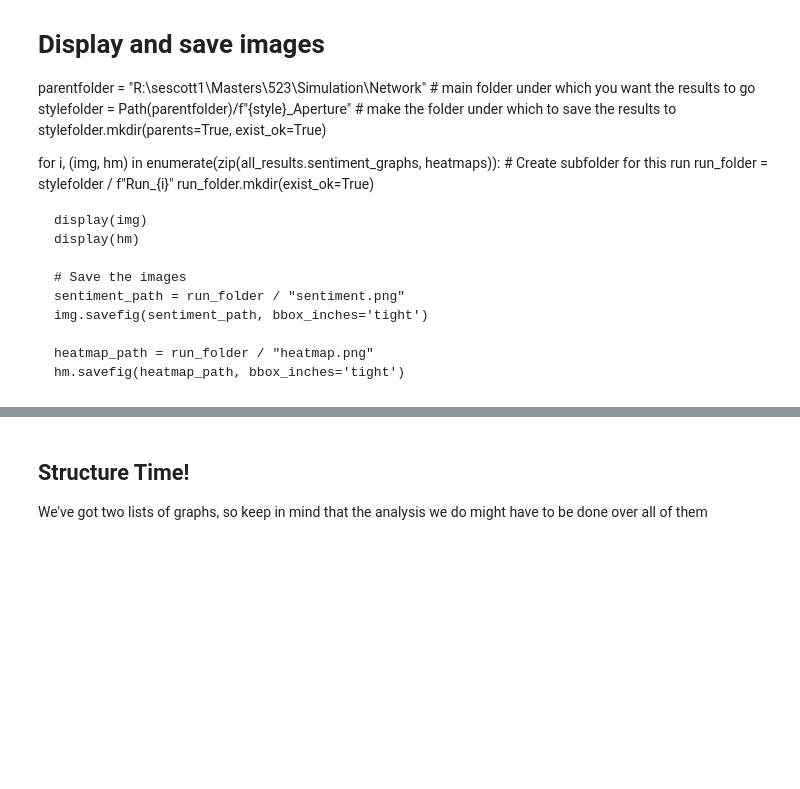
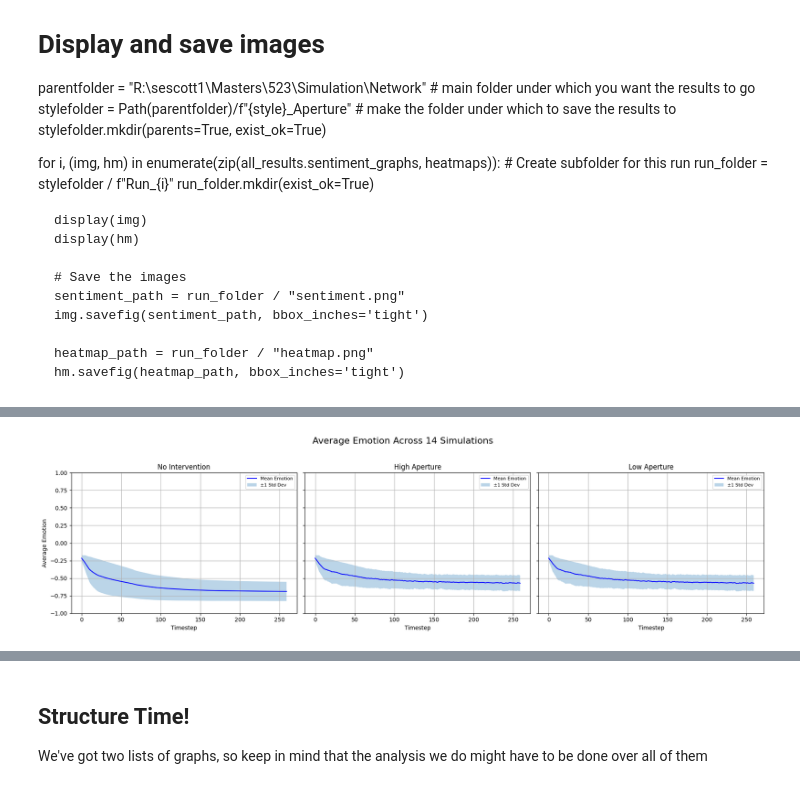
Before and after one commit to pajarito95/Emotion-Contagion, a Jupyter notebook: abm_emotion_contagion_analysis.ipynb, the cells around one changed output, grey strips where cells are left out. Saved outputs shown, nothing was run; the diff lists cells and outputs as text; code cells hidden in the pictures; blank space fills up the shorter version.

Commit message:
updated statistical and network analysis

```diff
--- a/abm_emotion_contagion_analysis.ipynb
+++ b/abm_emotion_contagion_analysis.ipynb
@@ -385,19 +145,0 @@ plt.show()
-# %%
-# Simple Statistics
-style = 'Low Aperture'
-mean_emotion_per_timestep = dfLow.iloc[:, 1:].mean(axis=1)
-std_emotion_per_timestep = dfLow.iloc[:, 1:].std(axis=1)
-
-plt.figure(figsize=(10, 5))
-plt.plot(dfLow.index, mean_emotion_per_timestep, label="Mean Emotion")
-plt.fill_between(dfLow.index,
-                 mean_emotion_per_timestep - std_emotion_per_timestep,
-                 mean_emotion_per_timestep + std_emotion_per_timestep,
-                 alpha=0.3, label="±1 Std Dev")
-plt.title(f"Average Emotion and Variation Across {runs} Simulations ({style})")
-plt.xlabel("Timestep")
-plt.ylabel("Average Emotion")
-plt.ylim(-1, 1)
-plt.legend()
-plt.grid(True)
-plt.show()
@@ -500,0 +181,39 @@ plt.show()
+# %%
+def plot_avg_emotion_side_by_side(df_list, style_names, runs, ylim=(-1, 1), figsize=(18,5)):
+    """
+    Plot mean emotion per timestep with ±1 standard deviation shading for multiple styles side-by-side.
+
+    Parameters:
+    - df_list: list of DataFrames [dfWithout, dfHigh, dfLow]
+    - style_names: list of string labels
+    - runs: number of simulations
+    - ylim: tuple for y-axis limits
+    - figsize: figure size
+    """
+    n_styles = len(df_list)
+    fig, axes = plt.subplots(1, n_styles, figsize=figsize, sharey=True)
+
+    for ax, df, style in zip(axes, df_list, style_names):
+        mean_emotion = df.iloc[:, 1:].mean(axis=1)
+        std_emotion = df.iloc[:, 1:].std(axis=1)
+
+        ax.plot(df.index, mean_emotion, label="Mean Emotion", color='blue')
+        ax.fill_between(df.index,
+                        mean_emotion - std_emotion,
+                        mean_emotion + std_emotion,
+                        alpha=0.3, label="±1 Std Dev")
+        ax.set_title(style)
+        ax.set_xlabel("Timestep")
+        ax.grid(True)
+        if ax == axes[0]:
+            ax.set_ylabel("Average Emotion")
+        ax.set_ylim(*ylim)
+        ax.legend(loc='upper right', fontsize=8)
+
+    plt.suptitle(f"Average Emotion Across {runs} Simulations", fontsize=16)
+    plt.tight_layout(rect=[0, 0, 1, 0.95])
+    plt.show()
+
+plot_avg_emotion_side_by_side([dfWithout, dfHigh, dfLow], styles, runs)
+# %% [output]
+[figure, added]
```
Also changed, not shown: parts of 43 cells of this notebook.
